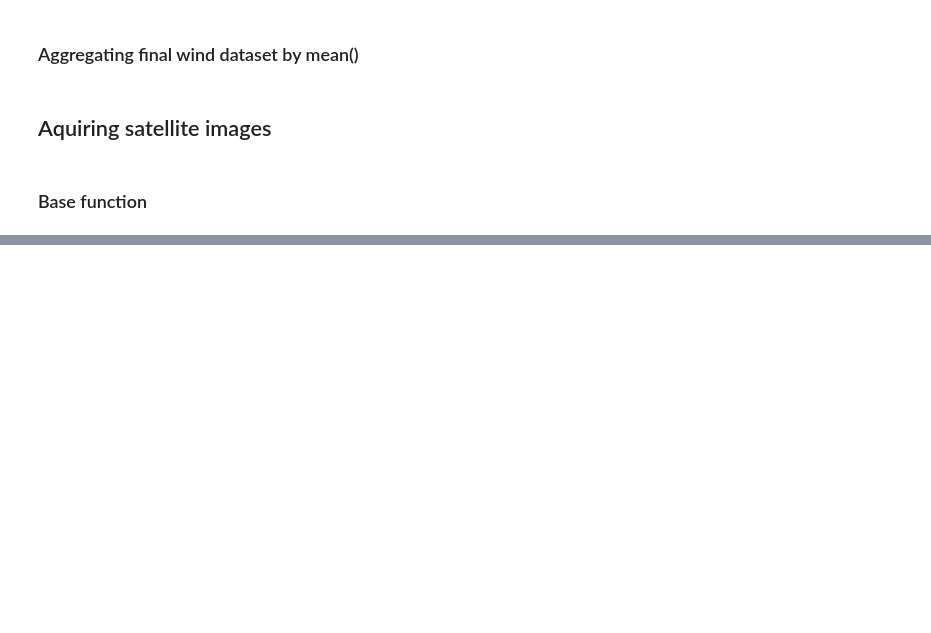
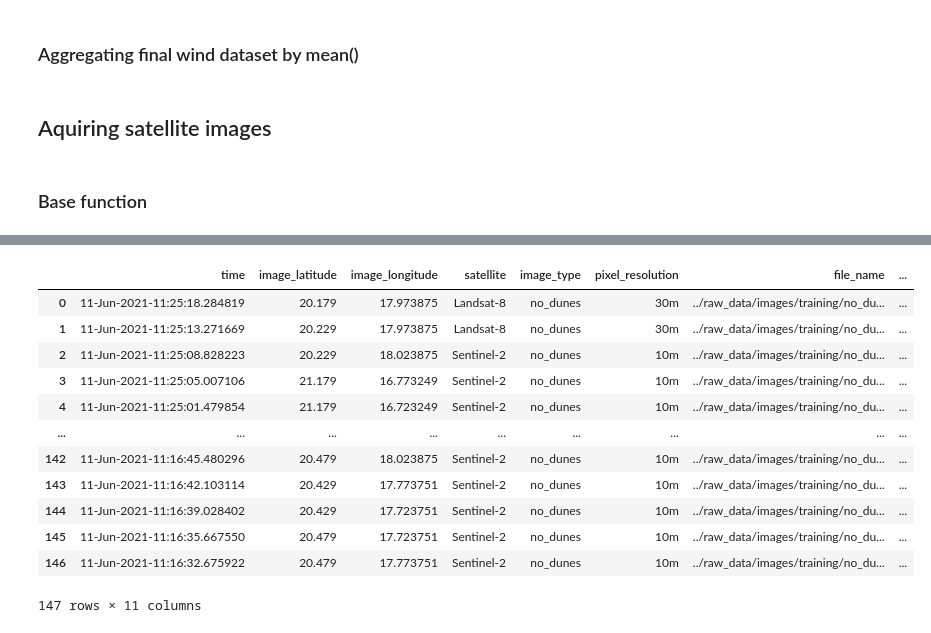
Before and after one commit to cedricmjohn/marswinds, a Jupyter notebook: notebooks/cedric_practice_dataset_generator.ipynb, the cells around one changed output, grey strips where cells are left out. Cells and saved outputs as stored; diff of their text form; code cells hidden in the pictures; blank space fills up the shorter version.

```diff
--- a/notebooks/cedric_practice_dataset_generator.ipynb
+++ b/notebooks/cedric_practice_dataset_generator.ipynb
@@ -510,0 +424,16 @@ True
+# %%
+pd.read_csv('../raw_data/logs/11-Jun-2021-11-16-28.csv')
+# %% [output]
+|  | time | image_latitude | image_longitude | satellite | image_type | pixel_resolution | file_name | ... |
+| 0 | 11-Jun-2021-11:25:18.284819 | 20.179 | 17.973875 | Landsat-8 | no_dunes | 30m | ../raw_data/images/training/no_du... | ... |
+| 1 | 11-Jun-2021-11:25:13.271669 | 20.229 | 17.973875 | Landsat-8 | no_dunes | 30m | ../raw_data/images/training/no_du... | ... |
+| 2 | 11-Jun-2021-11:25:08.828223 | 20.229 | 18.023875 | Sentinel-2 | no_dunes | 10m | ../raw_data/images/training/no_du... | ... |
+| 3 | 11-Jun-2021-11:25:05.007106 | 21.179 | 16.773249 | Sentinel-2 | no_dunes | 10m | ../raw_data/images/training/no_du... | ... |
+| 4 | 11-Jun-2021-11:25:01.479854 | 21.179 | 16.723249 | Sentinel-2 | no_dunes | 10m | ../raw_data/images/training/no_du... | ... |
+| ... | ... | ... | ... | ... | ... | ... | ... | ... |
+| 142 | 11-Jun-2021-11:16:45.480296 | 20.479 | 18.023875 | Sentinel-2 | no_dunes | 10m | ../raw_data/images/training/no_du... | ... |
+| 143 | 11-Jun-2021-11:16:42.103114 | 20.429 | 17.773751 | Sentinel-2 | no_dunes | 10m | ../raw_data/images/training/no_du... | ... |
+| 144 | 11-Jun-2021-11:16:39.028402 | 20.429 | 17.723751 | Sentinel-2 | no_dunes | 10m | ../raw_data/images/training/no_du... | ... |
+| 145 | 11-Jun-2021-11:16:35.667550 | 20.479 | 17.723751 | Sentinel-2 | no_dunes | 10m | ../raw_data/images/training/no_du... | ... |
+| 146 | 11-Jun-2021-11:16:32.675922 | 20.479 | 17.773751 | Sentinel-2 | no_dunes | 10m | ../raw_data/images/training/no_du... | ... |
+147 rows × 11 columns
```
Also changed, not shown: parts of 54 cells of this notebook, 4 other files.
